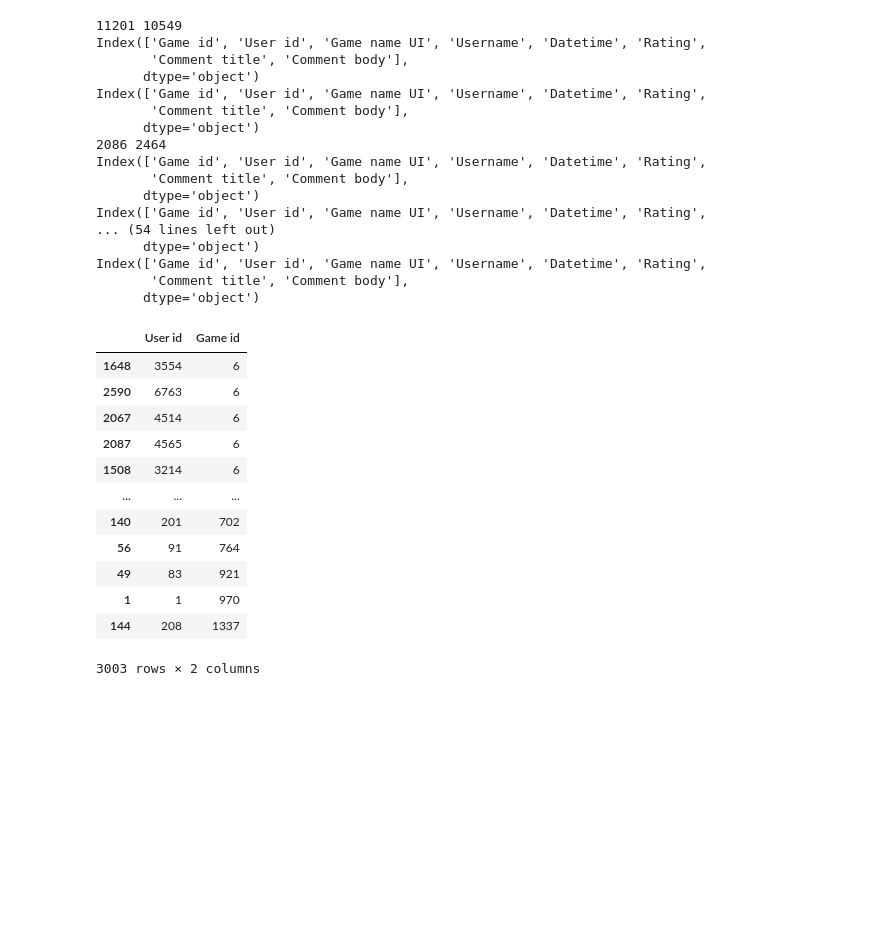
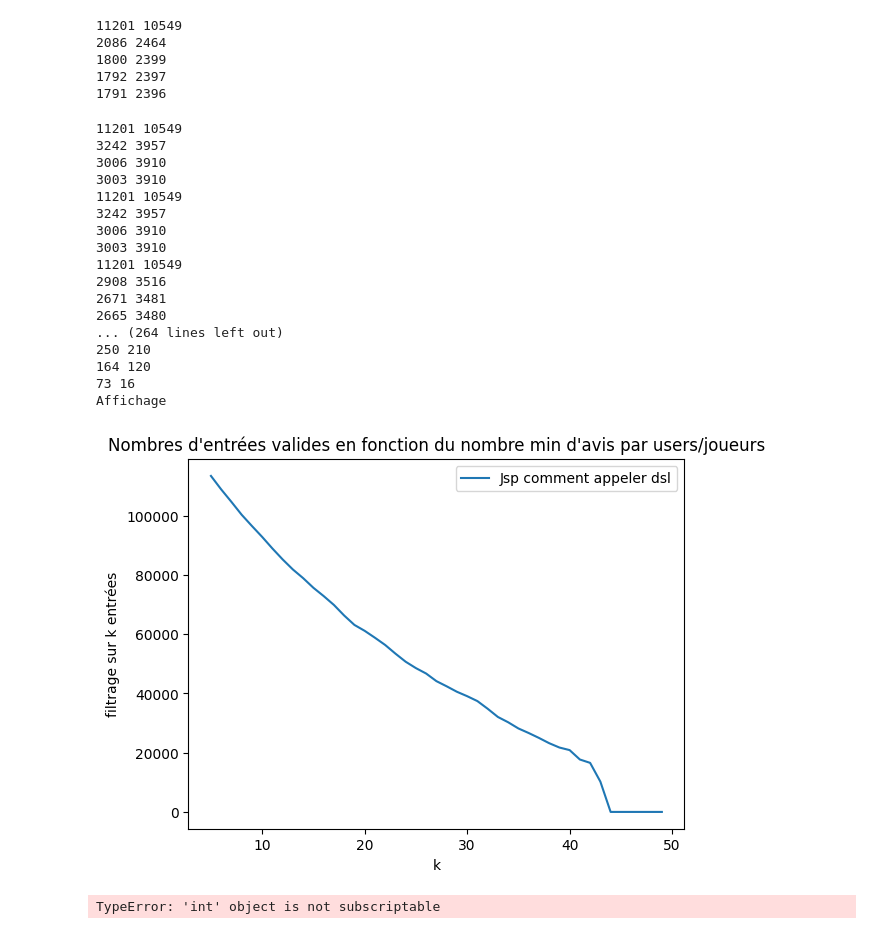
Before and after one commit to Franciline/Recommendation_system, a Jupyter notebook: filtrage.ipynb, the cells around one changed output. Cells and saved outputs as stored; diff of their text form; code cells hidden in the pictures; blank space fills up the shorter version.

Commit message:
Filtrage.ipynb : Trace courbe et Arrête dès convergence

```diff
--- a/filtrage.ipynb
+++ b/filtrage.ipynb
@@ -4,15 +5,15 @@ import numpy as np
 # %%
 folder = "database_cleaned"
-avis_clean = pd.read_csv(f"database_cleaned/avis_clean.csv", index_col=0)
+avis_clean = pd.read_csv(f"database_cleaned/avis_clean.csv", header=None, names=["Game id", "User id", "Game name UI", "Username", "Datetime", "Rating", "Comment title", "Comment body"])
 jeux_clean = pd.read_csv(f"database_cleaned/jeux_clean.csv", index_col=0)
 # %%
-def filter_df(df_reviews, min_reviews, max_iter = 10):
+def filter_df(df_reviews, min_reviews, max_iter = 10, last_value=-1):
     """
     TODO : add parameters (memorise previous values) to stop the function when the number of users & games has converged
     """
 
     if (max_iter == 0):
-        return df_reviews
+        return len(df_reviews)
 
     # Print remaining number of users and remaining number of games
     print(df_reviews["User id"].nunique(), df_reviews["Game id"].nunique())
@@ -32,41 +33,52 @@ def filter_df(df_reviews, min_reviews, max_iter = 10):
     # games who received at least 'min reviews' from these users
     reduced = reduced[reduced["Game id"].isin(count_games[count_games["User id"] > min_reviews]["Game id"])] # delete games
 
-    # Reiterate (recursion) till convergence
-    return filter_df(reduced, min_reviews, max_iter - 1)
+    # Check convergence
+    if(len(reduced) == len(df_reviews) or len(reduced) == 0): return len(reduced)
+
+    # If not : reiterate (recursion) till convergence
+    else : return filter_df(reduced, min_reviews, max_iter - 1, len(df_reviews))
 # %%
 df = filter_df(avis_clean, 10)
 # %% [output]
 11201 10549
-Index(['Game id', 'User id', 'Game name UI', 'Username', 'Datetime', 'Rating',
-       'Comment title', 'Comment body'],
-      dtype='object')
-Index(['Game id', 'User id', 'Game name UI', 'Username', 'Datetime', 'Rating',
-       'Comment title', 'Comment body'],
-      dtype='object')
 2086 2464
-Index(['Game id', 'User id', 'Game name UI', 'Username', 'Datetime', 'Rating',
-       'Comment title', 'Comment body'],
-      dtype='object')
-Index(['Game id', 'User id', 'Game name UI', 'Username', 'Datetime', 'Rating',
-... (54 lines left out)
-      dtype='object')
-Index(['Game id', 'User id', 'Game name UI', 'Username', 'Datetime', 'Rating',
-       'Comment title', 'Comment body'],
-      dtype='object')
+1800 2399
+1792 2397
+1791 2396
+# %%
+# Affichage :
+x_data = np.arange(start=5,stop=50,step=1)
+vect = np.vectorize(lambda x : filter_df(avis_clean,x))
+y_data = vect(x_data)
+
+print("Affichage")
+plt.plot(x_data,y_data, label ="Jsp comment appeler dsl")
+plt.xlabel("k")
+plt.ylabel("filtrage sur k entrées")
+plt.legend()
+plt.title("Nombres d'entrées valides en fonction du nombre min d'avis par users/joueurs")
+plt.show()
+# %% [output]
+11201 10549
+3242 3957
+3006 3910
+3003 3910
+11201 10549
+3242 3957
+3006 3910
+3003 3910
+11201 10549
+2908 3516
+2671 3481
+2665 3480
+... (264 lines left out)
+250 210
+164 120
+73 16
+Affichage
+[figure, added]
 # %%
 df[["User id", "Game id"]].groupby("User id").count().reset_index().sort_values(by="Game id")
 # %% [output]
-|  | User id | Game id |
-| 1648 | 3554 | 6 |
-| 2590 | 6763 | 6 |
-| 2067 | 4514 | 6 |
-| 2087 | 4565 | 6 |
-| 1508 | 3214 | 6 |
-| ... | ... | ... |
-| 140 | 201 | 702 |
-| 56 | 91 | 764 |
-| 49 | 83 | 921 |
-| 1 | 1 | 970 |
-| 144 | 208 | 1337 |
-3003 rows × 2 columns
+TypeError: 'int' object is not subscriptable
```
Also changed, not shown: parts of 1 cell of this notebook.
